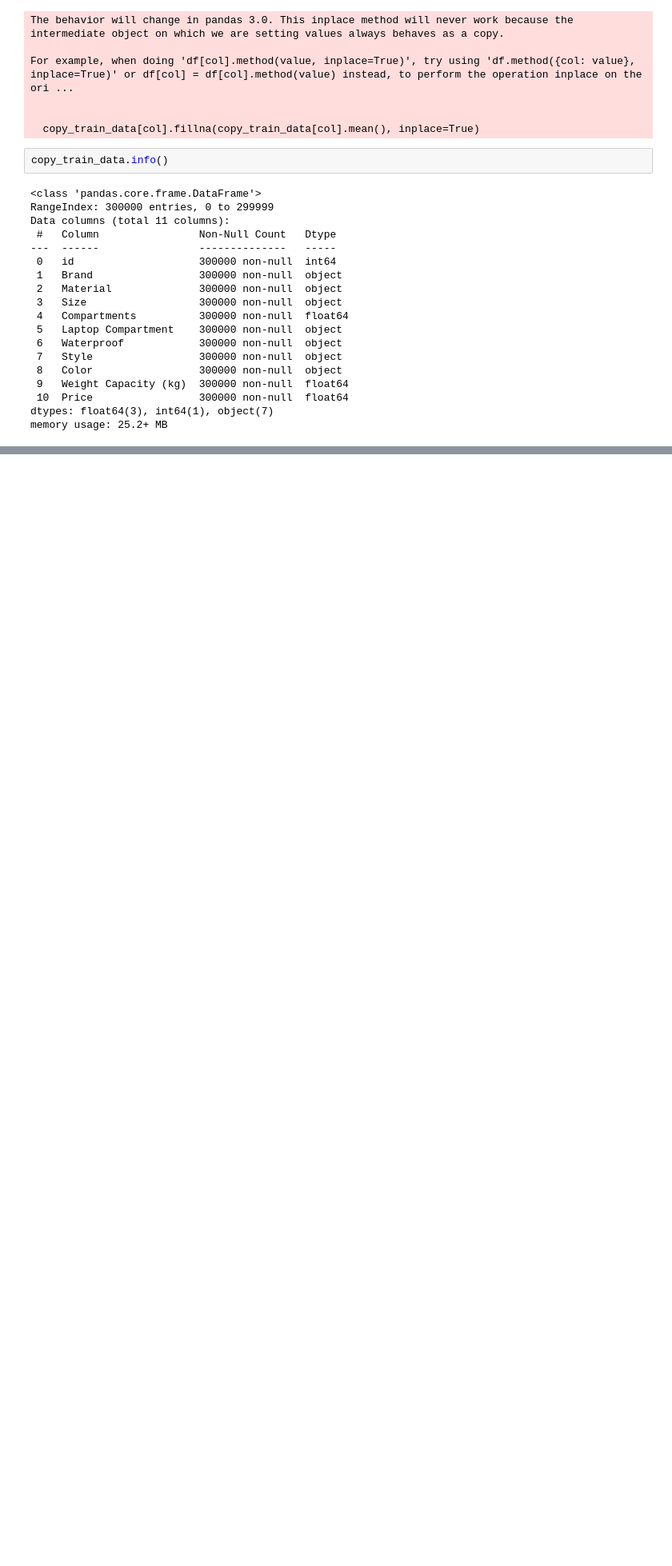
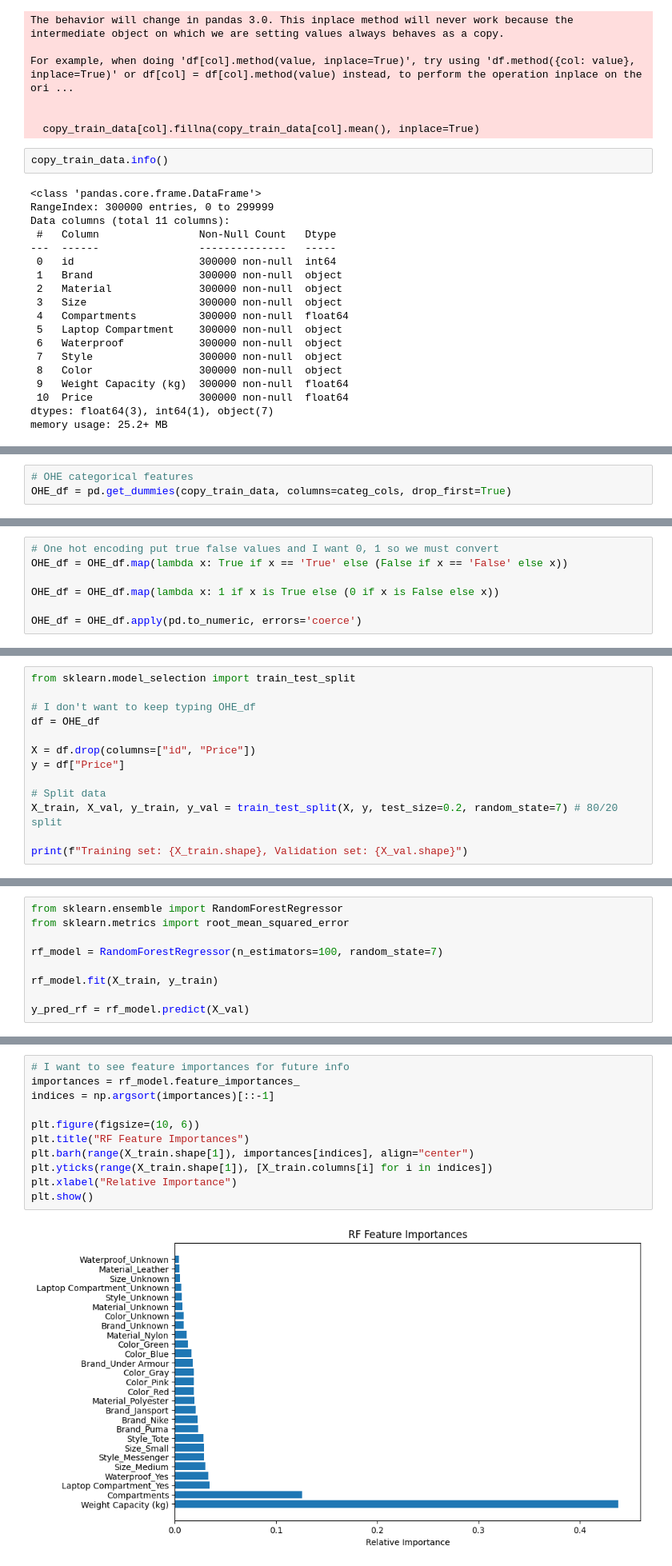
Before and after one commit to hughese4/Backpack-Prediction-Challenge, a Jupyter notebook: Backpack.ipynb, the cells around one changed output, grey strips where cells are left out. Shown: that part at 80% size. Saved outputs shown, nothing was run; the diff lists cells and outputs as text; blank space fills up the shorter version.

```diff
--- a/Backpack.ipynb
+++ b/Backpack.ipynb
@@ -144,0 +150,3 @@ memory usage: 25.2+ MB
+# %%
+# OHE categorical features
+OHE_df = pd.get_dummies(copy_train_data, columns=categ_cols, drop_first=True)
@@ -144,0 +161,7 @@ memory usage: 25.2+ MB
+# %%
+# One hot encoding put true false values and I want 0, 1 so we must convert
+OHE_df = OHE_df.map(lambda x: True if x == 'True' else (False if x == 'False' else x))
+
+OHE_df = OHE_df.map(lambda x: 1 if x is True else (0 if x is False else x))
+
+OHE_df = OHE_df.apply(pd.to_numeric, errors='coerce')
@@ -144,0 +185,13 @@ memory usage: 25.2+ MB
+# %%
+from sklearn.model_selection import train_test_split
+
+# I don't want to keep typing OHE_df
+df = OHE_df
+
+X = df.drop(columns=["id", "Price"])
+y = df["Price"]
+
+# Split data
+X_train, X_val, y_train, y_val = train_test_split(X, y, test_size=0.2, random_state=7) # 80/20 split
+
+print(f"Training set: {X_train.shape}, Validation set: {X_val.shape}")
@@ -144,0 +214,9 @@ memory usage: 25.2+ MB
+# %%
+from sklearn.ensemble import RandomForestRegressor
+from sklearn.metrics import root_mean_squared_error
+
+rf_model = RandomForestRegressor(n_estimators=100, random_state=7)
+
+rf_model.fit(X_train, y_train)
+
+y_pred_rf = rf_model.predict(X_val)
@@ -144,0 +229,13 @@ memory usage: 25.2+ MB
+# %%
+# I want to see feature importances for future info
+importances = rf_model.feature_importances_
+indices = np.argsort(importances)[::-1]
+
+plt.figure(figsize=(10, 6))
+plt.title("RF Feature Importances")
+plt.barh(range(X_train.shape[1]), importances[indices], align="center")
+plt.yticks(range(X_train.shape[1]), [X_train.columns[i] for i in indices])
+plt.xlabel("Relative Importance")
+plt.show()
+# %% [output]
+[figure, added]
```
Also changed, not shown: parts of 15 cells of this notebook.
